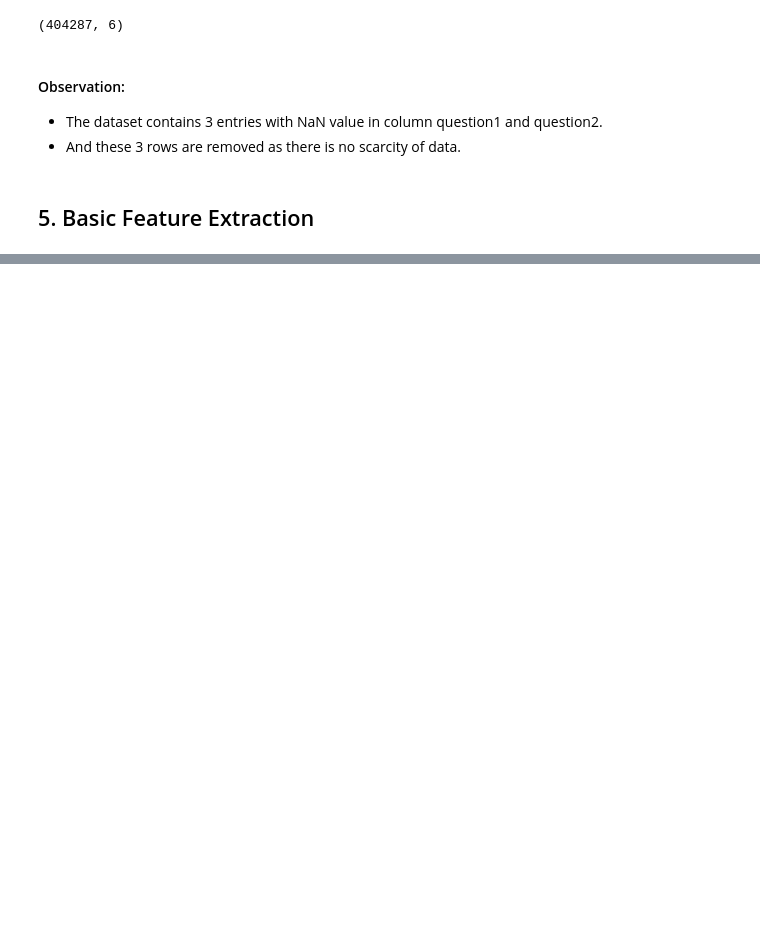
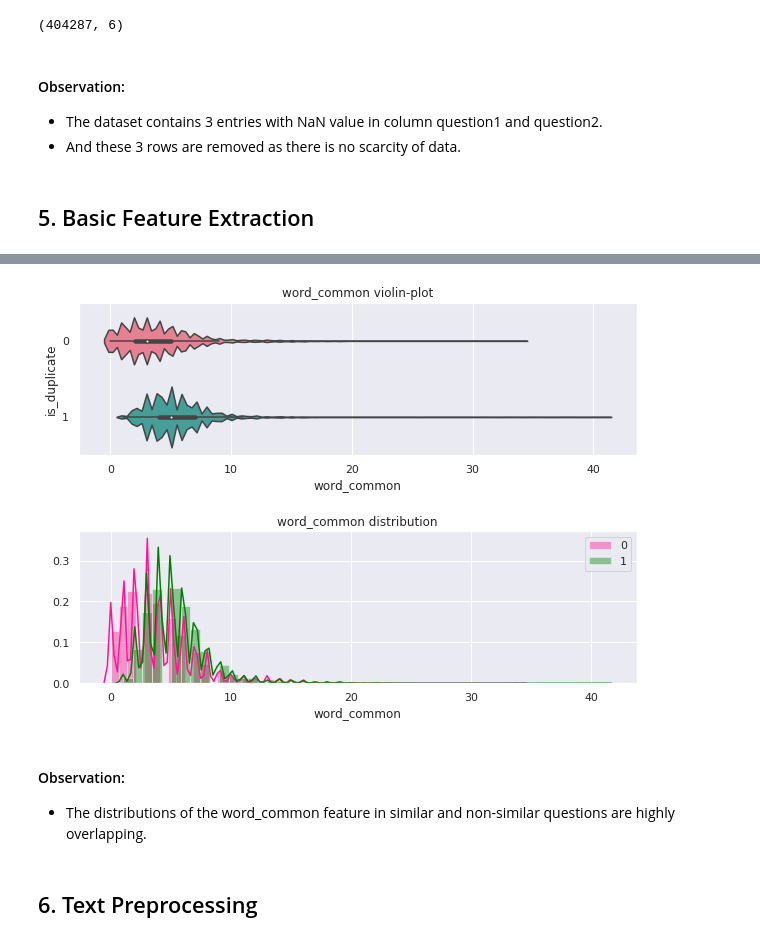
Before and after one commit to sradheya99/Quora_Question_Pair, a Jupyter notebook: Quora QA Similarity/question_pair_similarity.ipynb, the cells around one changed output, grey strips where cells are left out. Saved outputs shown, nothing was run; the diff lists cells and outputs as text; code cells hidden in the pictures; blank space fills up the shorter version.

```diff
--- a/Quora QA Similarity/question_pair_similarity.ipynb
+++ b/Quora QA Similarity/question_pair_similarity.ipynb
@@ -173,0 +279,20 @@ data.shape
+# %%
+plt.figure(figsize = (10, 7))
+plt.subplot(2,1,1)
+ax = sns.violinplot(y = 'is_duplicate', x = 'word_common', data = extracted_data, palette = 'husl', orient = 'h')
+ax.set_title('word_common violin-plot')
+
+plt.subplot(2,1,2)
+ax = sns.distplot(extracted_data[extracted_data['is_duplicate'] == 0]['word_common'], label = '0', color = 'deeppink')
+ax = sns.distplot(extracted_data[extracted_data['is_duplicate'] == 1]['word_common'], label = '1', color = 'green')
+ax.set_title('word_common distribution')
+plt.legend()
+plt.subplots_adjust(hspace = 0.5)
+plt.show()
+# %% [output]
+[figure, added]
+# %% [markdown]
+#### Observation:
+*  The distributions of the word_common feature in similar and non-similar questions are highly overlapping.
+# %% [markdown]
+## 6. Text Preprocessing
```
Also changed, not shown: parts of 15 cells of this notebook.
